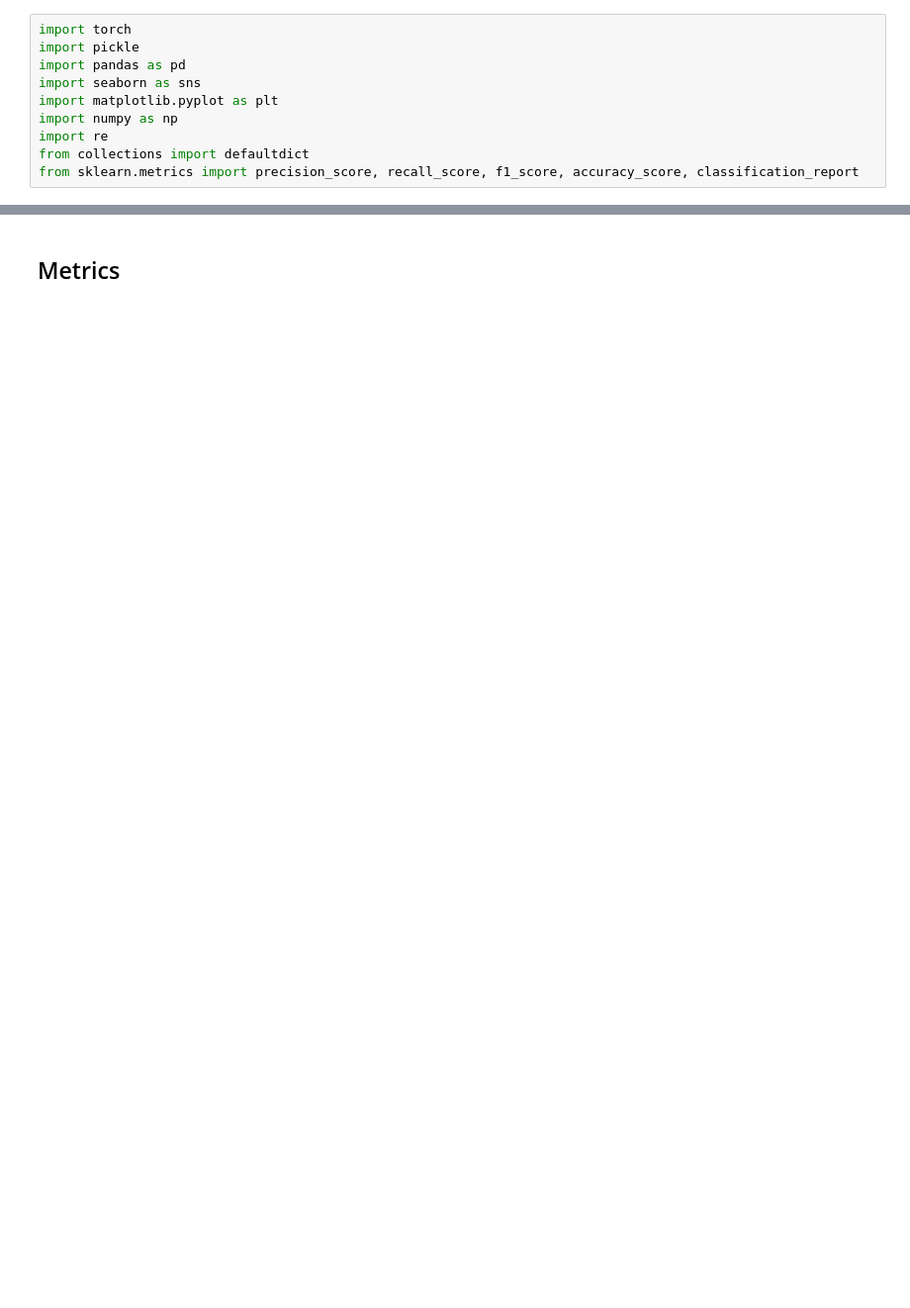
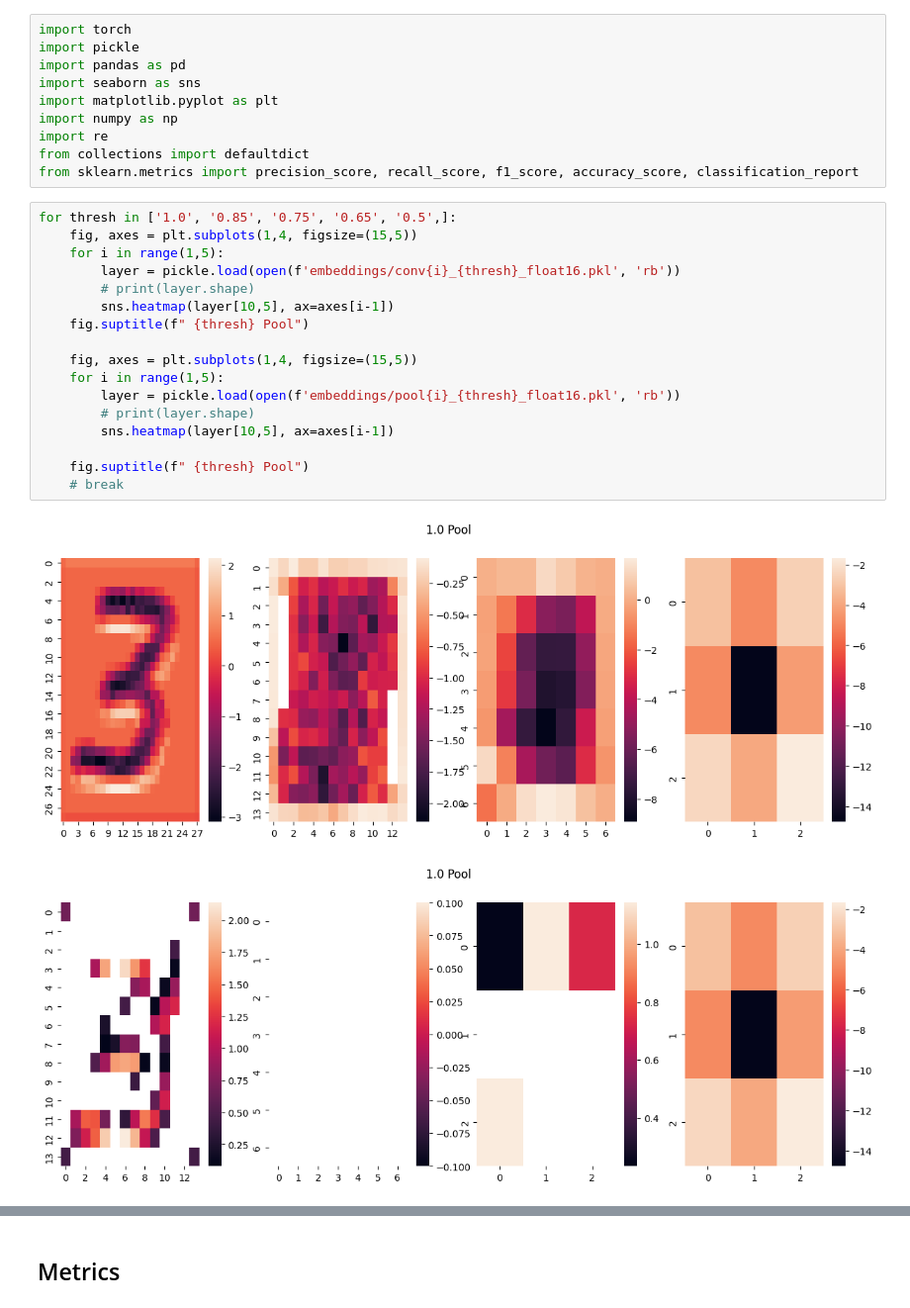
Before and after one commit to InesGP/UNET-nan-operations, a Jupyter notebook: mnist_usecase/NaN_MNIST.ipynb, the cells around one changed output, grey strips where cells are left out. Shown at 99% size. Drawn from its saved outputs; the diff is of its cells as text; blank space fills up the shorter version.

```diff
--- a/mnist_usecase/NaN_MNIST.ipynb
+++ b/mnist_usecase/NaN_MNIST.ipynb
@@ -8,3 +8,23 @@ import numpy as np
 import re
 from collections import defaultdict
 from sklearn.metrics import precision_score, recall_score, f1_score, accuracy_score, classification_report
+# %%
+for thresh in ['1.0', '0.85', '0.75', '0.65', '0.5',]:
+    fig, axes = plt.subplots(1,4, figsize=(15,5))
+    for i in range(1,5):
+        layer = pickle.load(open(f'embeddings/conv{i}_{thresh}_float16.pkl', 'rb'))
+        # print(layer.shape)
+        sns.heatmap(layer[10,5], ax=axes[i-1])
+    fig.suptitle(f" {thresh} Pool")
+
+    fig, axes = plt.subplots(1,4, figsize=(15,5))
+    for i in range(1,5):
+        layer = pickle.load(open(f'embeddings/pool{i}_{thresh}_float16.pkl', 'rb'))
+        # print(layer.shape)
+        sns.heatmap(layer[10,5], ax=axes[i-1])
+
+    fig.suptitle(f" {thresh} Pool")
+    # break
+# %% [output]
+[figure, added]
+[figure, added]
```
Also changed, not shown: parts of 4 cells of this notebook, 15 other files.
